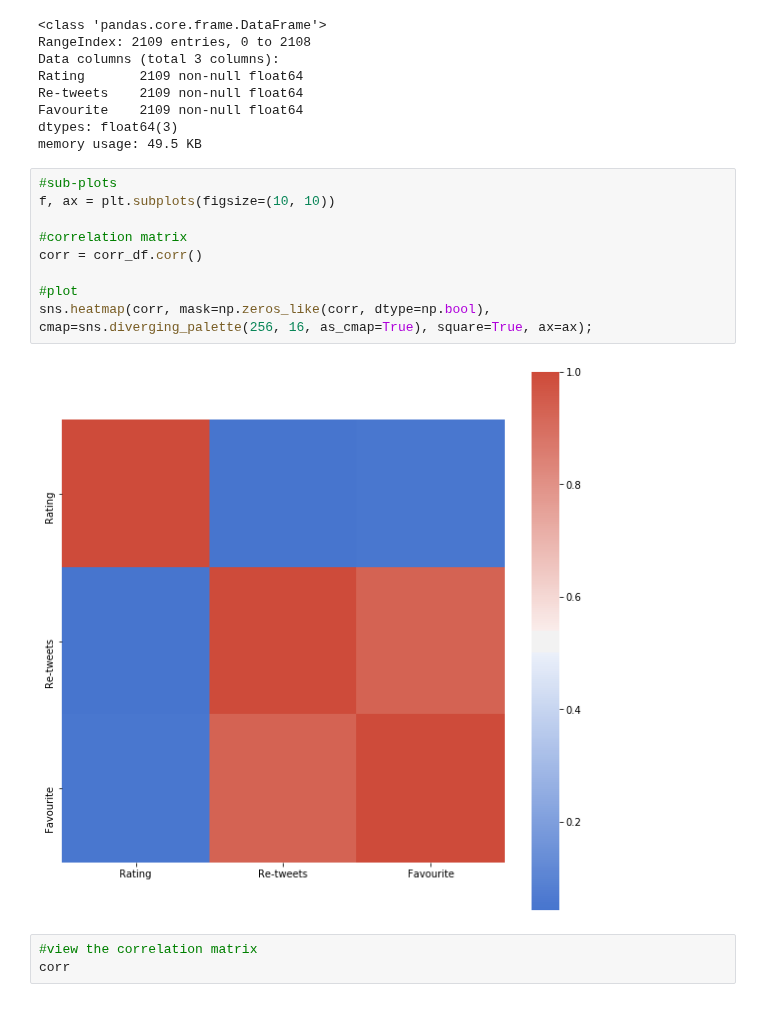
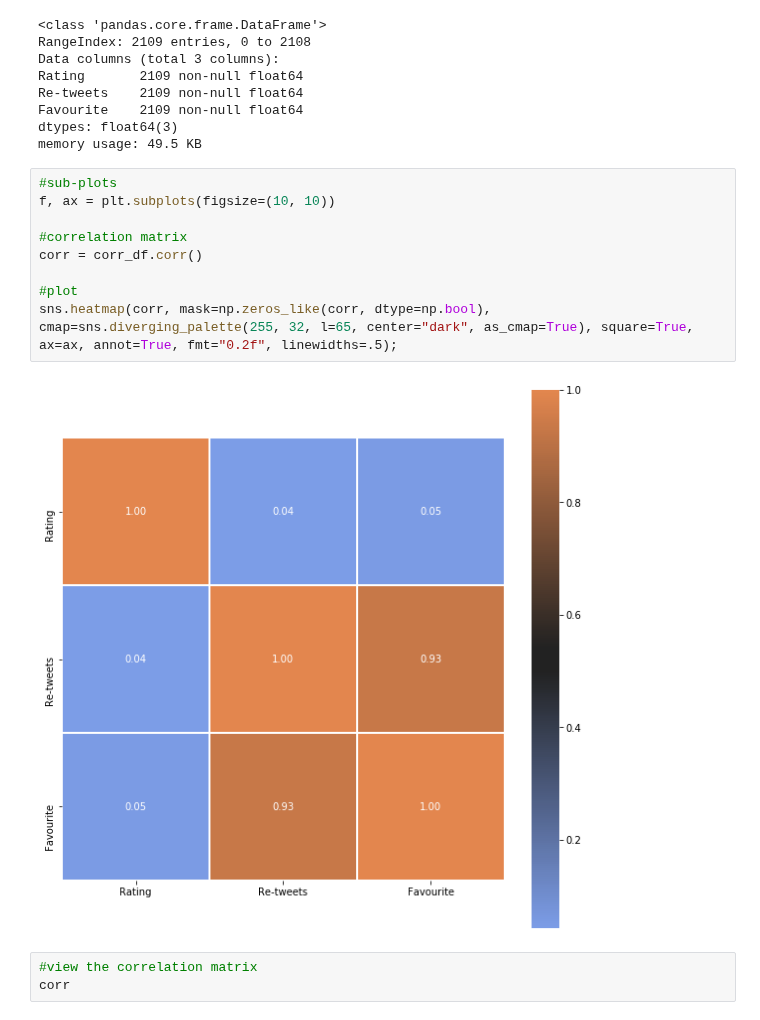
Before and after one commit to brk-a/alx-t-data-analyst, a Jupyter notebook: 0x01-project_2_wrangle_and_analyse_data/wrangle_act.ipynb, the cells around one changed output. Saved outputs shown, nothing was run; the diff lists cells and outputs as text.

```diff
--- a/0x01-project_2_wrangle_and_analyse_data/wrangle_act.ipynb
+++ b/0x01-project_2_wrangle_and_analyse_data/wrangle_act.ipynb
@@ -1482,14 +1487,14 @@ memory usage: 49.5 KB
 # %%
 #sub-plots
 f, ax = plt.subplots(figsize=(10, 10))
 
 #correlation matrix
 corr = corr_df.corr()
 
 #plot
-sns.heatmap(corr, mask=np.zeros_like(corr, dtype=np.bool), cmap=sns.diverging_palette(256, 16, as_cmap=True), square=True, ax=ax);
+sns.heatmap(corr, mask=np.zeros_like(corr, dtype=np.bool), cmap=sns.diverging_palette(255, 32, l=65, center="dark", as_cmap=True), square=True, ax=ax, annot=True, fmt="0.2f", linewidths=.5);
 # %% [output]
-[figure, old version]
+[figure, new version]
 # %%
 #view the correlation matrix
 corr
```
Also changed, not shown: parts of 4 cells of this notebook, 3 other files.
